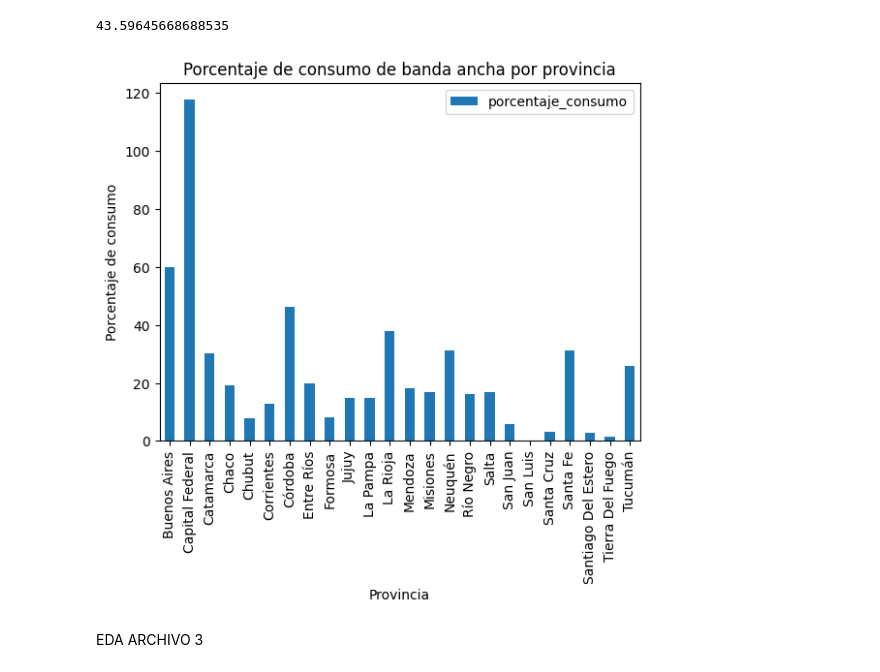
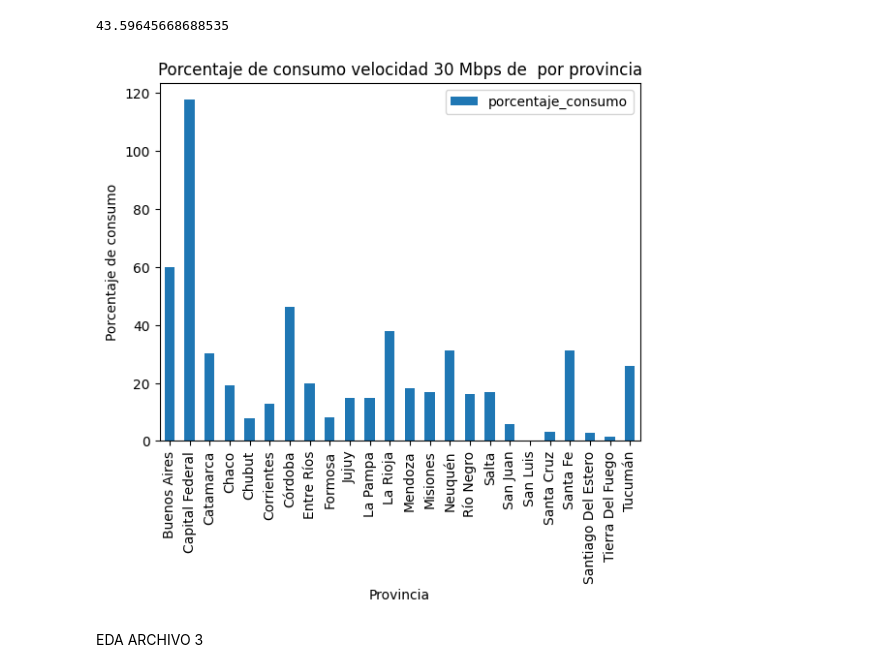
Before and after one commit to JMVS1/Proyecto-Individual2, a Jupyter notebook: EDA.ipynb, the cells around one changed output. Drawn from its saved outputs; the diff is of its cells as text; code cells hidden in the pictures.

```diff
--- a/EDA.ipynb
+++ b/EDA.ipynb
@@ -876,16 +876,16 @@ porcentaje_consumo
 # %%
 import matplotlib.pyplot as plt
 
 # Calcular el porcentaje de consumo por provincia
 df['porcentaje_consumo'] = (df['+ 30 Mbps cleaned'] / df['Total Poblacion']) * 100
 
 # Crear un gráfico de barras
 df.plot.bar(x='Provincia', y='porcentaje_consumo', rot=90)
 plt.ylabel('Porcentaje de consumo')
-plt.title('Porcentaje de consumo de banda ancha por provincia')
+plt.title('Porcentaje de consumo velocidad 30 Mbps de  por provincia')
 plt.show()
 # %% [output]
-[figure, old version]
+[figure, new version]
 # %% [markdown]
 EDA ARCHIVO 3
 # %%
```
Also changed, not shown: parts of 1 cell of this notebook, 1 other file.
